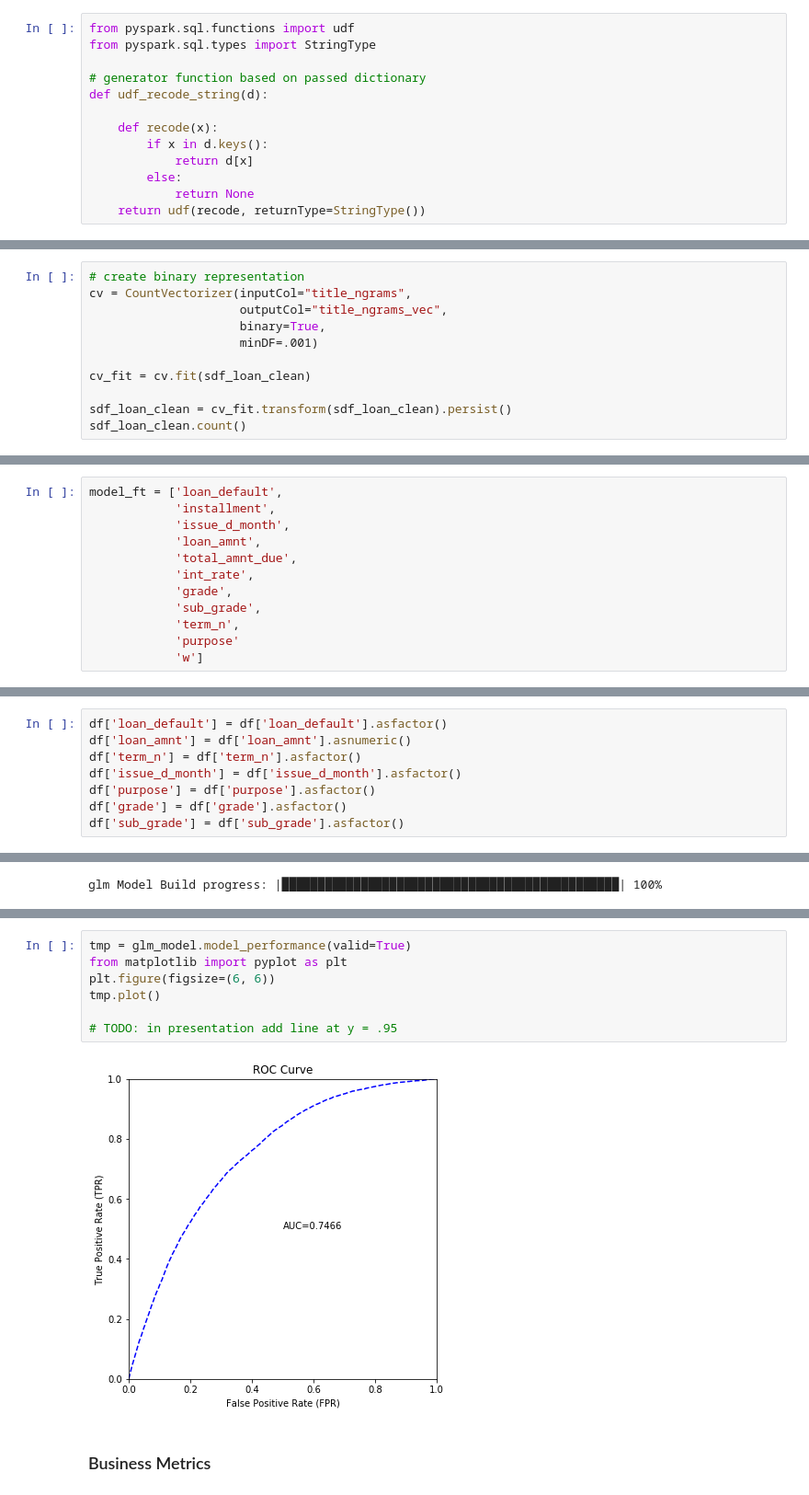
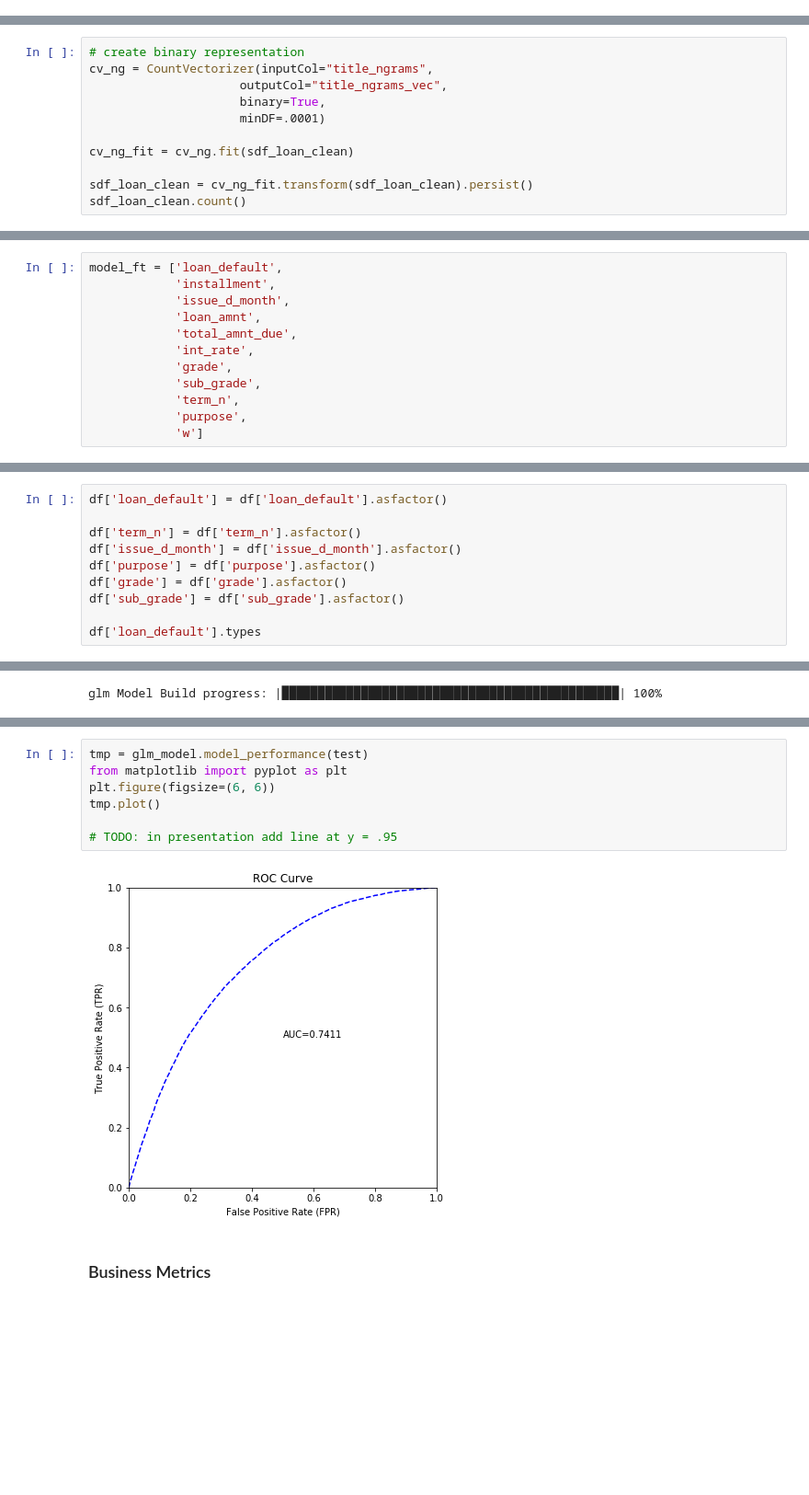
Before and after one commit to jakubglinka/ml-loan, a Jupyter notebook: notebooks/loan_defaults_prediction.ipynb, the cells around one changed output, grey strips where cells are left out. Shown: that part at 92% size. Drawn from its saved outputs; the diff is of its cells as text; blank space fills up the shorter version.

Commit message:
cleaned code added more ngrams and ROI, AUC=.75

```diff
--- a/notebooks/loan_defaults_prediction.ipynb
+++ b/notebooks/loan_defaults_prediction.ipynb
@@ -213,16 +187,3 @@ def udf_extract_date(x):
-# %%
-from pyspark.sql.functions import udf
-from pyspark.sql.types import StringType
-
-# generator function based on passed dictionary
-def udf_recode_string(d):
-
-    def recode(x):
-        if x in d.keys():
-            return d[x]
-        else:
-            return None
-    return udf(recode, returnType=StringType())
 # %% [markdown]
 ### Target variable (Loan status) preparation
 # %%
@@ -485,14 +447,14 @@ sdf_loan_clean.count()
 878630
 # %%
 # create binary representation
-cv = CountVectorizer(inputCol="title_ngrams",
+cv_ng = CountVectorizer(inputCol="title_ngrams",
                      outputCol="title_ngrams_vec",
                      binary=True,
-                     minDF=.001)
+                     minDF=.0001)
 
-cv_fit = cv.fit(sdf_loan_clean)
+cv_ng_fit = cv_ng.fit(sdf_loan_clean)
 
-sdf_loan_clean = cv_fit.transform(sdf_loan_clean).persist()
+sdf_loan_clean = cv_ng_fit.transform(sdf_loan_clean).persist()
 sdf_loan_clean.count()
 # %% [output]
 878630
@@ -662,7 +670,7 @@ model_ft = ['loan_default',
             'grade',
             'sub_grade',
             'term_n',
-            'purpose'
+            'purpose',
             'w']
 # %%
 import h2o
@@ -705,9 +714,11 @@ df = hc.as_h2o_frame(sdf_loan_clean \
                              *model_ft), framename='sdf_loan')
 # %%
 df['loan_default'] = df['loan_default'].asfactor()
-df['loan_amnt'] = df['loan_amnt'].asnumeric()
+
 df['term_n'] = df['term_n'].asfactor()
 df['issue_d_month'] = df['issue_d_month'].asfactor()
 df['purpose'] = df['purpose'].asfactor()
 df['grade'] = df['grade'].asfactor()
 df['sub_grade'] = df['sub_grade'].asfactor()
+
+df['loan_default'].types
@@ -875,11 +881,11 @@ Confusion Matrix (Act/Pred) @ threshold = 0.46403574463070646:
 # %%
-tmp = glm_model.model_performance(valid=True)
+tmp = glm_model.model_performance(test)
 from matplotlib import pyplot as plt
 plt.figure(figsize=(6, 6))
 tmp.plot()
 
 # TODO: in presentation add line at y = .95
 # %% [output]
-[figure, old version]
+[figure, new version]
 # %% [markdown]
 ### Business Metrics
```
Also changed, not shown: parts of 118 cells of this notebook.
